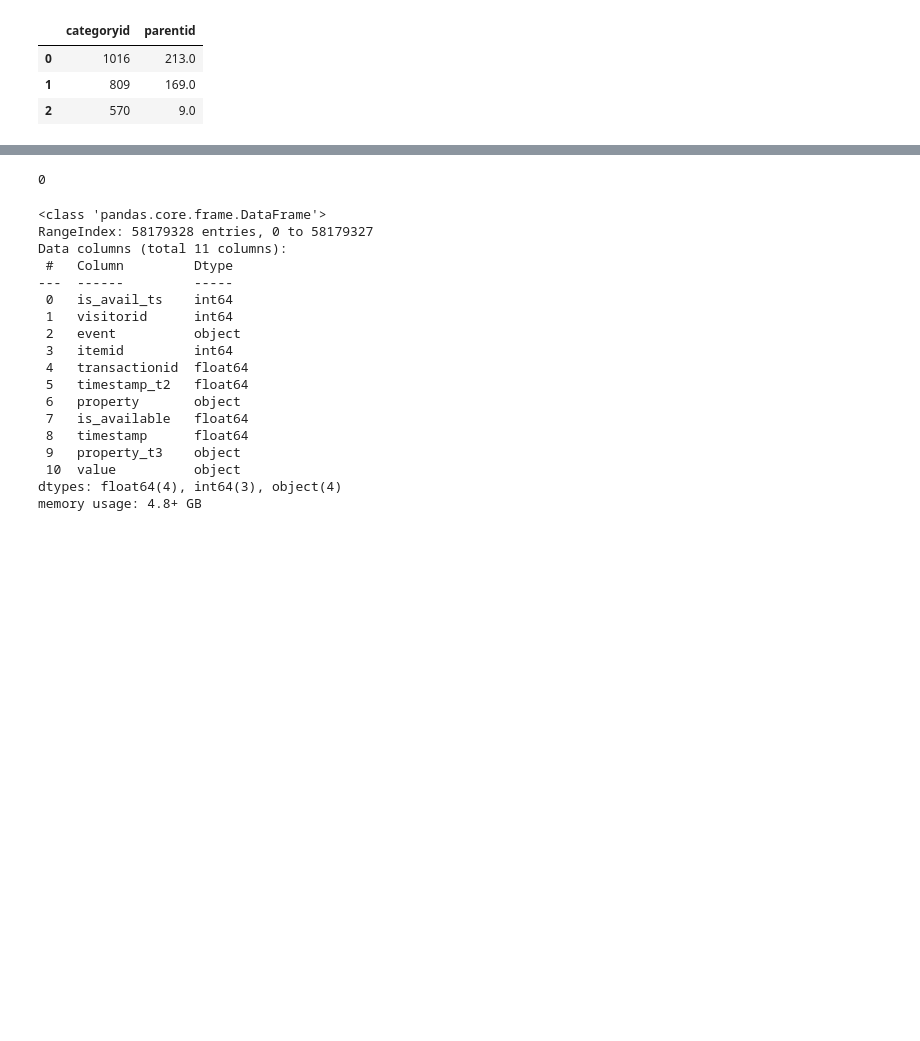
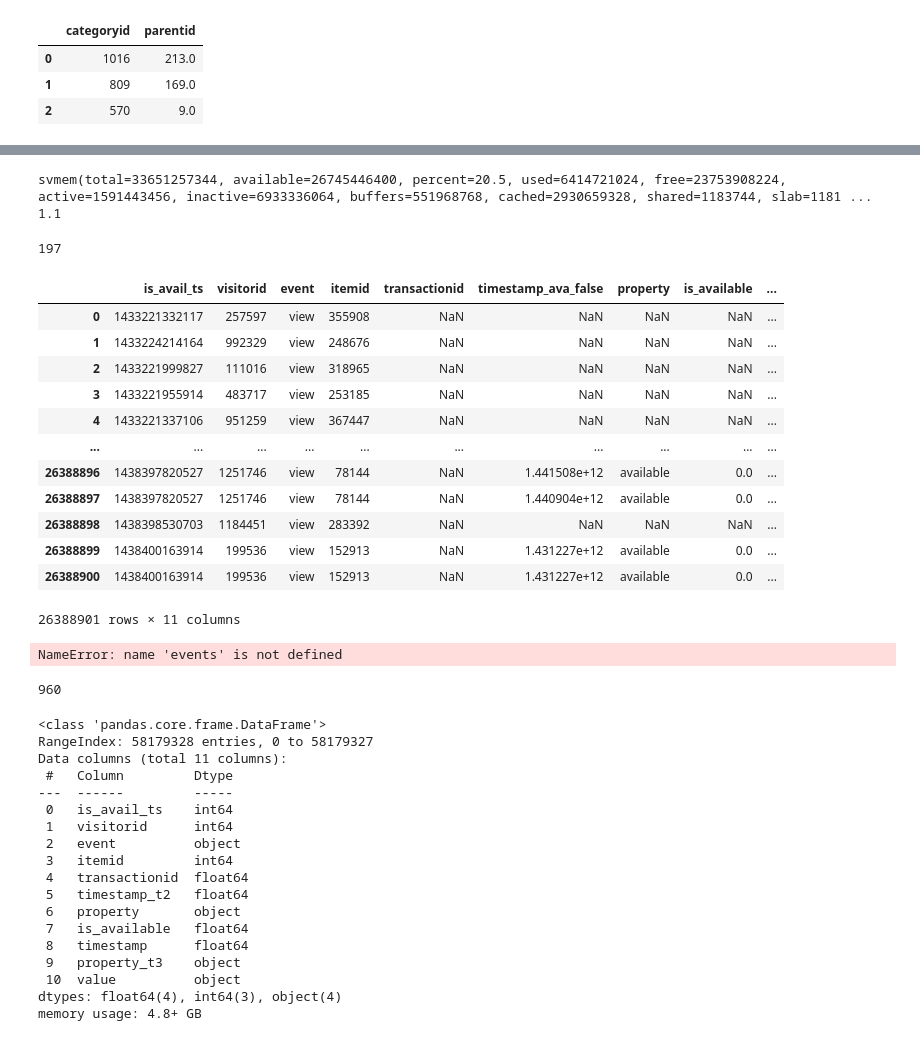
Before and after one commit to AndreyProkofiev/mle-pr-final, a Jupyter notebook: notebooks/eda.ipynb, the cells around one changed output, grey strips where cells are left out. Cells and saved outputs as stored; diff of their text form; code cells hidden in the pictures; blank space fills up the shorter version.

```diff
--- a/notebooks/eda.ipynb
+++ b/notebooks/eda.ipynb
@@ -313,2 +337,5 @@ category_prop = pd.concat([categoryid_prop1, categoryid_prop2])
 # %%
 is_available['value'] = is_available['value'].astype(int)
+# %%
+is_available_true = is_available[is_available['value'] ==1]
+is_available_false = is_available[is_available['value'] ==0]
@@ -315,7 +362,16 @@ is_available['value'] = is_available['value'].astype(int)
+# %%
+import psutil
+
+print(psutil.virtual_memory())  # Информация о памяти
+print(psutil.cpu_percent())
+# %% [output]
+svmem(total=33651257344, available=26745446400, percent=20.5, used=6414721024, free=23753908224, active=1591443456, inactive=6933336064, buffers=551968768, cached=2930659328, shared=1183744, slab=1181 ...
+1.1
 # %%
 import gc
 del item_properties_part1
 del item_properties_part2
+del is_available
 gc.collect()
 # %% [output]
-0
+197
@@ -334,11 +386,23 @@ gc.collect()
 # %%
 merged = events.merge(
-    is_available,
+    is_available_true,
     how='left',
     left_on='itemid',
     right_on='itemid',
-    suffixes=('', '_t2')
+    suffixes=('', '_ava_true')
 )
+merged = events.merge(
+    is_available_false,
+    how='left',
+    left_on='itemid',
+    right_on='itemid',
+    suffixes=('', '_ava_false')
+)
+
+del events
+del is_available_true
+del is_available_false
+gc.collect()
 
 # Переименуем столбцы из is_available
 merged.rename(columns={'timestamp': 'is_avail_ts', 'value': 'is_available'}, inplace=True)
@@ -351,6 +415,33 @@ merged = merged.merge(
     right_on='itemid',
     suffixes=('', '_t3')
 )
+# %%
+merged
+# %% [output]
+|  | is_avail_ts | visitorid | event | itemid | transactionid | timestamp_ava_false | property | is_available | ... |
+| 0 | 1433221332117 | 257597 | view | 355908 | NaN | NaN | NaN | NaN | ... |
+| 1 | 1433224214164 | 992329 | view | 248676 | NaN | NaN | NaN | NaN | ... |
+| 2 | 1433221999827 | 111016 | view | 318965 | NaN | NaN | NaN | NaN | ... |
+| 3 | 1433221955914 | 483717 | view | 253185 | NaN | NaN | NaN | NaN | ... |
+| 4 | 1433221337106 | 951259 | view | 367447 | NaN | NaN | NaN | NaN | ... |
+| ... | ... | ... | ... | ... | ... | ... | ... | ... | ... |
+| 26388896 | 1438397820527 | 1251746 | view | 78144 | NaN | 1.441508e+12 | available | 0.0 | ... |
+| 26388897 | 1438397820527 | 1251746 | view | 78144 | NaN | 1.440904e+12 | available | 0.0 | ... |
+| 26388898 | 1438398530703 | 1184451 | view | 283392 | NaN | NaN | NaN | NaN | ... |
+| 26388899 | 1438400163914 | 199536 | view | 152913 | NaN | 1.431227e+12 | available | 0.0 | ... |
+| 26388900 | 1438400163914 | 199536 | view | 152913 | NaN | 1.431227e+12 | available | 0.0 | ... |
+26388901 rows × 11 columns
+# %%
+events
+# %% [output]
+NameError: name 'events' is not defined
+# %%
+import gc
+del events
+del category_prop
+gc.collect()
+# %% [output]
+960
 # %%
 category_tree['categoryid'] = category_tree['categoryid'].astype(str)
 # %%
```
Also changed, not shown: parts of 14 cells of this notebook.
